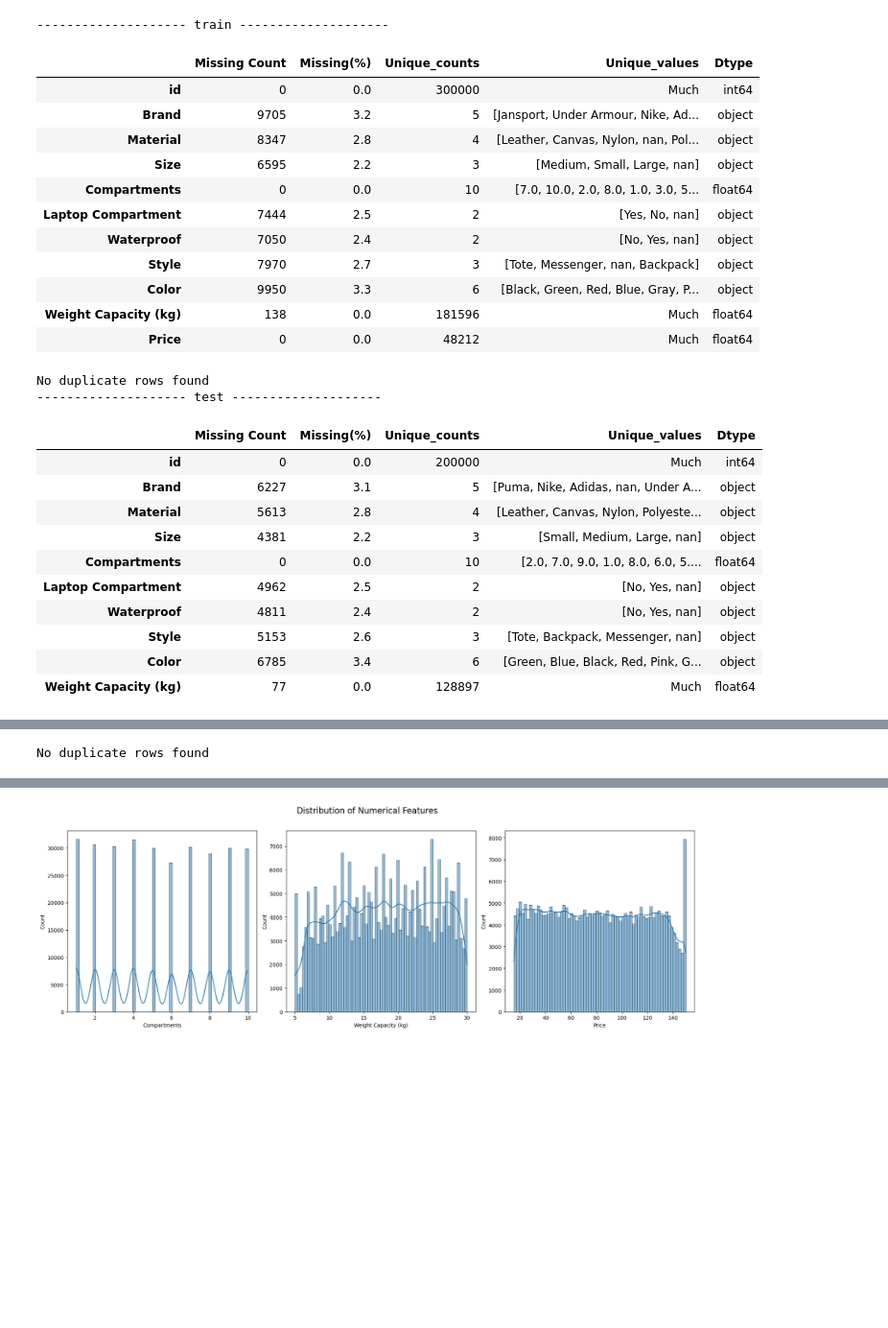
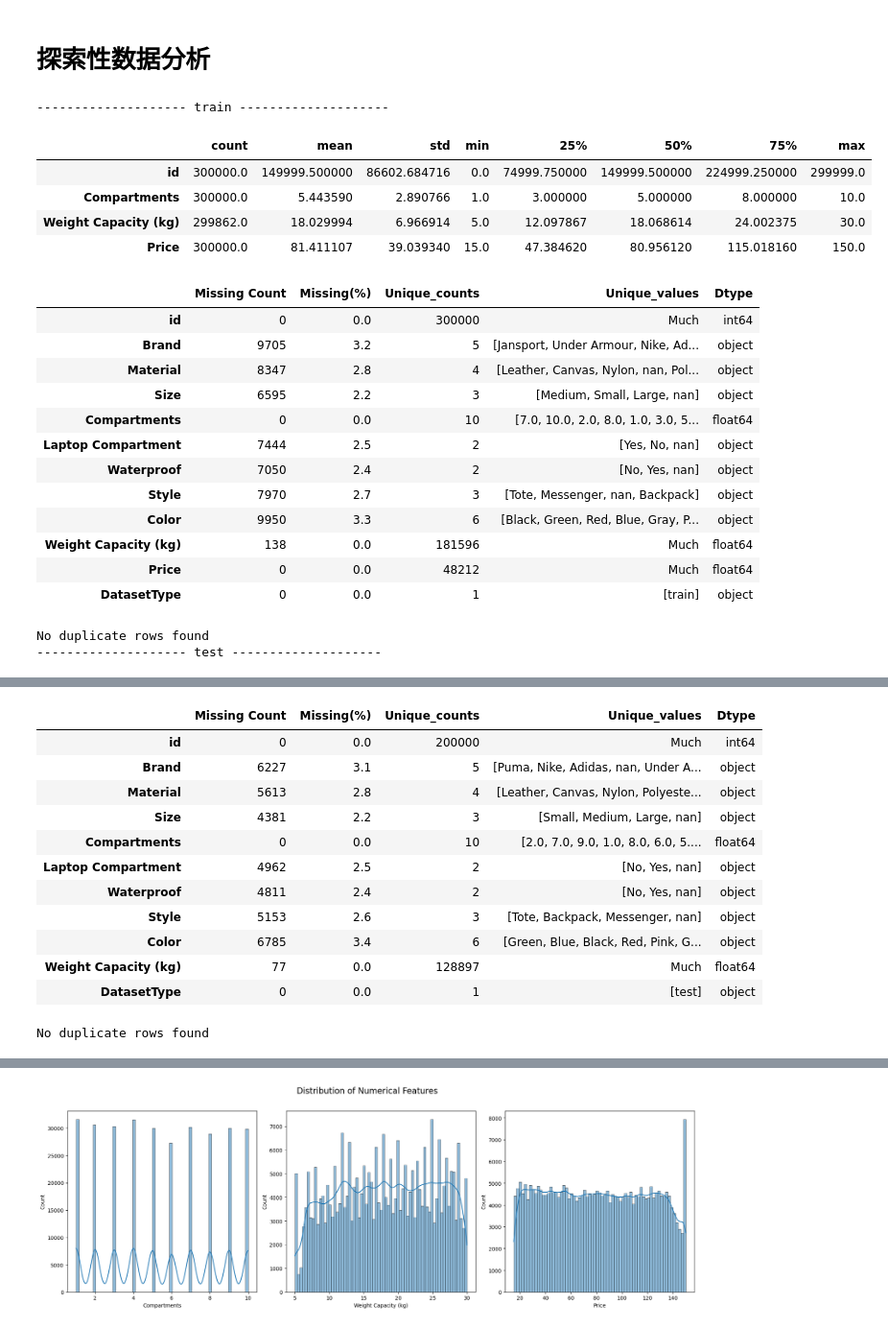
Before and after one commit to OneRaise5385/Backpack, a Jupyter notebook: notebooks/backpack.ipynb, the cells around one changed output, grey strips where cells are left out. Shown: that part at 96% size. Saved outputs shown, nothing was run; the diff lists cells and outputs as text; code cells hidden in the pictures; blank space fills up the shorter version.

```diff
--- a/notebooks/backpack.ipynb
+++ b/notebooks/backpack.ipynb
@@ -4,37 +4,32 @@ import pandas as pd
 train = pd.read_csv('../input/train.csv')
 training_extra = pd.read_csv('../input/training_extra.csv')
 test = pd.read_csv('../input/test.csv')
+# %% [markdown]
+# 探索性数据分析
 # %%
 print('-' * 20, 'train', '-'*20)
-data_overview(train, head=False, describe=False)
-# print('-' * 20, 'training_extra', '-'*20)
-# data_overview(training_extra)
+data_overview(train, False)
 print('-' * 20, 'test', '-'*20)
-data_overview(test, head=False, describe=False)
+data_overview(test, False)
 # %% [output]
 -------------------- train --------------------
-|  | Missing Count | Missing(%) | Unique_counts | Unique_values | Dtype |
-| id | 0 | 0.0 | 300000 | Much | int64 |
-| Brand | 9705 | 3.2 | 5 | [Jansport, Under Armour, Nike, Ad... | object |
-| Material | 8347 | 2.8 | 4 | [Leather, Canvas, Nylon, nan, Pol... | object |
-| Size | 6595 | 2.2 | 3 | [Medium, Small, Large, nan] | object |
-| Compartments | 0 | 0.0 | 10 | [7.0, 10.0, 2.0, 8.0, 1.0, 3.0, 5... | float64 |
-| Laptop Compartment | 7444 | 2.5 | 2 | [Yes, No, nan] | object |
-| Waterproof | 7050 | 2.4 | 2 | [No, Yes, nan] | object |
-| Style | 7970 | 2.7 | 3 | [Tote, Messenger, nan, Backpack] | object |
-| Color | 9950 | 3.3 | 6 | [Black, Green, Red, Blue, Gray, P... | object |
-| Weight Capacity (kg) | 138 | 0.0 | 181596 | Much | float64 |
-| Price | 0 | 0.0 | 48212 | Much | float64 |
+|  | count | mean | std | min | 25% | 50% | 75% | max |
+| id | 300000.0 | 149999.500000 | 86602.684716 | 0.0 | 74999.750000 | 149999.500000 | 224999.250000 | 299999.0 |
+| Compartments | 300000.0 | 5.443590 | 2.890766 | 1.0 | 3.000000 | 5.000000 | 8.000000 | 10.0 |
+| Weight Capacity (kg) | 299862.0 | 18.029994 | 6.966914 | 5.0 | 12.097867 | 18.068614 | 24.002375 | 30.0 |
+| Price | 300000.0 | 81.411107 | 39.039340 | 15.0 | 47.384620 | 80.956120 | 115.018160 | 150.0 |
+|  | Missing Count | Missing(%) | Unique_counts | Unique_values | Dtype |
+| id | 0 | 0.0 | 300000 | Much | int64 |
+| Brand | 9705 | 3.2 | 5 | [Jansport, Under Armour, Nike, Ad... | object |
+| Material | 8347 | 2.8 | 4 | [Leather, Canvas, Nylon, nan, Pol... | object |
+| Size | 6595 | 2.2 | 3 | [Medium, Small, Large, nan] | object |
+| Compartments | 0 | 0.0 | 10 | [7.0, 10.0, 2.0, 8.0, 1.0, 3.0, 5... | float64 |
+| Laptop Compartment | 7444 | 2.5 | 2 | [Yes, No, nan] | object |
+| Waterproof | 7050 | 2.4 | 2 | [No, Yes, nan] | object |
+| Style | 7970 | 2.7 | 3 | [Tote, Messenger, nan, Backpack] | object |
+| Color | 9950 | 3.3 | 6 | [Black, Green, Red, Blue, Gray, P... | object |
+| Weight Capacity (kg) | 138 | 0.0 | 181596 | Much | float64 |
+| Price | 0 | 0.0 | 48212 | Much | float64 |
+| DatasetType | 0 | 0.0 | 1 | [train] | object |
 No duplicate rows found
 -------------------- test --------------------
-|  | Missing Count | Missing(%) | Unique_counts | Unique_values | Dtype |
-| id | 0 | 0.0 | 200000 | Much | int64 |
-| Brand | 6227 | 3.1 | 5 | [Puma, Nike, Adidas, nan, Under A... | object |
-| Material | 5613 | 2.8 | 4 | [Leather, Canvas, Nylon, Polyeste... | object |
-| Size | 4381 | 2.2 | 3 | [Small, Medium, Large, nan] | object |
-| Compartments | 0 | 0.0 | 10 | [2.0, 7.0, 9.0, 1.0, 8.0, 6.0, 5.... | float64 |
-| Laptop Compartment | 4962 | 2.5 | 2 | [No, Yes, nan] | object |
-| Waterproof | 4811 | 2.4 | 2 | [No, Yes, nan] | object |
-| Style | 5153 | 2.6 | 3 | [Tote, Backpack, Messenger, nan] | object |
-| Color | 6785 | 3.4 | 6 | [Green, Blue, Black, Red, Pink, G... | object |
-| Weight Capacity (kg) | 77 | 0.0 | 128897 | Much | float64 |
@@ -41,2 +40,14 @@ No duplicate rows found
+|  | Missing Count | Missing(%) | Unique_counts | Unique_values | Dtype |
+| id | 0 | 0.0 | 200000 | Much | int64 |
+| Brand | 6227 | 3.1 | 5 | [Puma, Nike, Adidas, nan, Under A... | object |
+| Material | 5613 | 2.8 | 4 | [Leather, Canvas, Nylon, Polyeste... | object |
+| Size | 4381 | 2.2 | 3 | [Small, Medium, Large, nan] | object |
+| Compartments | 0 | 0.0 | 10 | [2.0, 7.0, 9.0, 1.0, 8.0, 6.0, 5.... | float64 |
+| Laptop Compartment | 4962 | 2.5 | 2 | [No, Yes, nan] | object |
+| Waterproof | 4811 | 2.4 | 2 | [No, Yes, nan] | object |
+| Style | 5153 | 2.6 | 3 | [Tote, Backpack, Messenger, nan] | object |
+| Color | 6785 | 3.4 | 6 | [Green, Blue, Black, Red, Pink, G... | object |
+| Weight Capacity (kg) | 77 | 0.0 | 128897 | Much | float64 |
+| DatasetType | 0 | 0.0 | 1 | [test] | object |
 No duplicate rows found
 # %%
```
Also changed, not shown: parts of 14 cells of this notebook, 14 other files.
